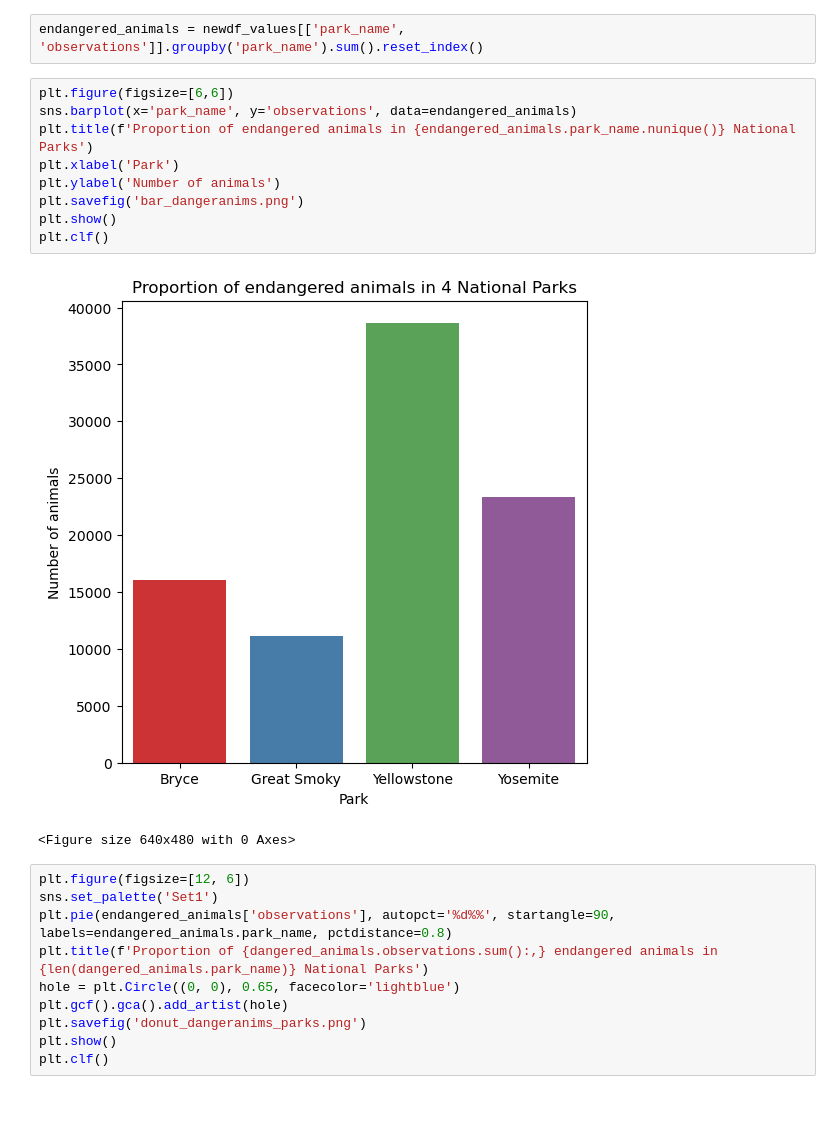
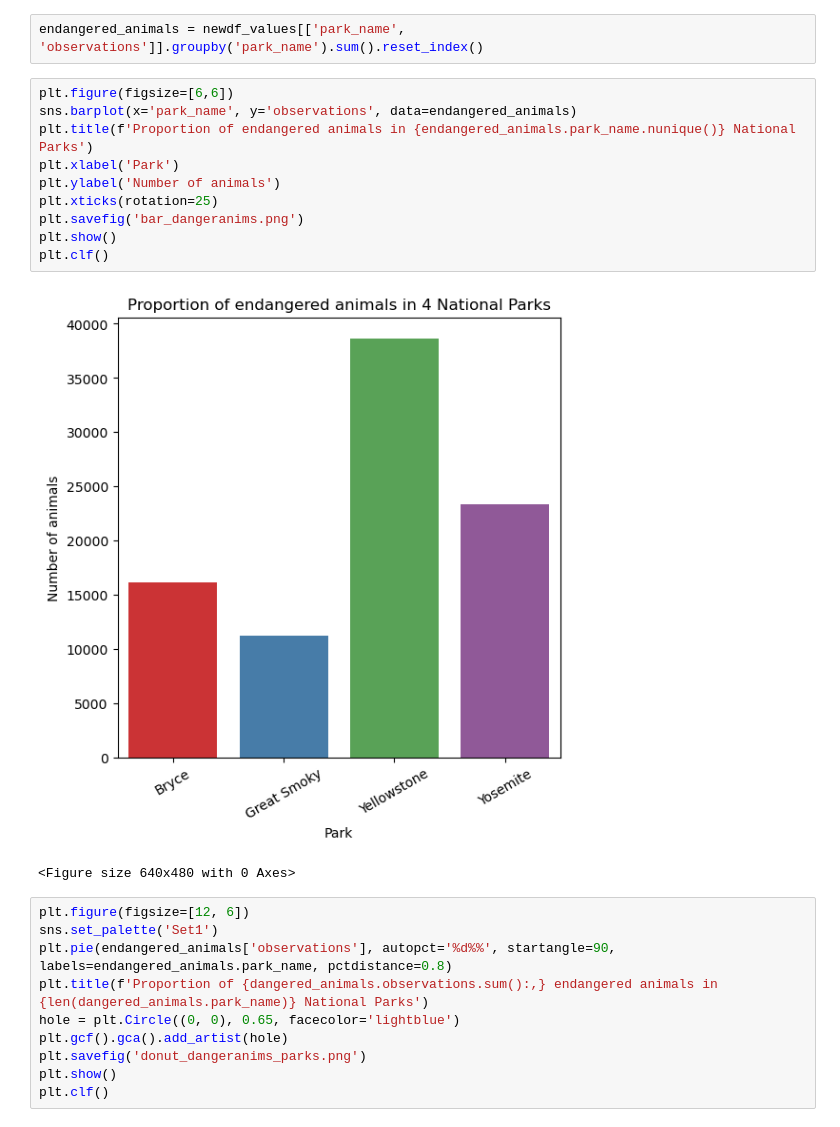
Before and after one commit to LiZoMark841619/Biodiversity_Project, a Jupyter notebook: biodiversity_starter/biodiversity.ipynb, the cells around one changed output. Drawn from its saved outputs; the diff is of its cells as text.

```diff
--- a/biodiversity_starter/biodiversity.ipynb
+++ b/biodiversity_starter/biodiversity.ipynb
@@ -360,14 +360,15 @@ endangered_animals = newdf_values[['park_name', 'observations']].groupby('park_n
 # %%
 plt.figure(figsize=[6,6])
 sns.barplot(x='park_name', y='observations', data=endangered_animals)
 plt.title(f'Proportion of endangered animals in {endangered_animals.park_name.nunique()} National Parks')
 plt.xlabel('Park')
 plt.ylabel('Number of animals')
+plt.xticks(rotation=25)
 plt.savefig('bar_dangeranims.png')
 plt.show()
 plt.clf()
 # %% [output]
-[figure, old version]
+[figure, new version]
 <Figure size 640x480 with 0 Axes>
 # %%
 plt.figure(figsize=[12, 6])
```
Also changed, not shown: parts of 1 cell of this notebook, 1 other file.
